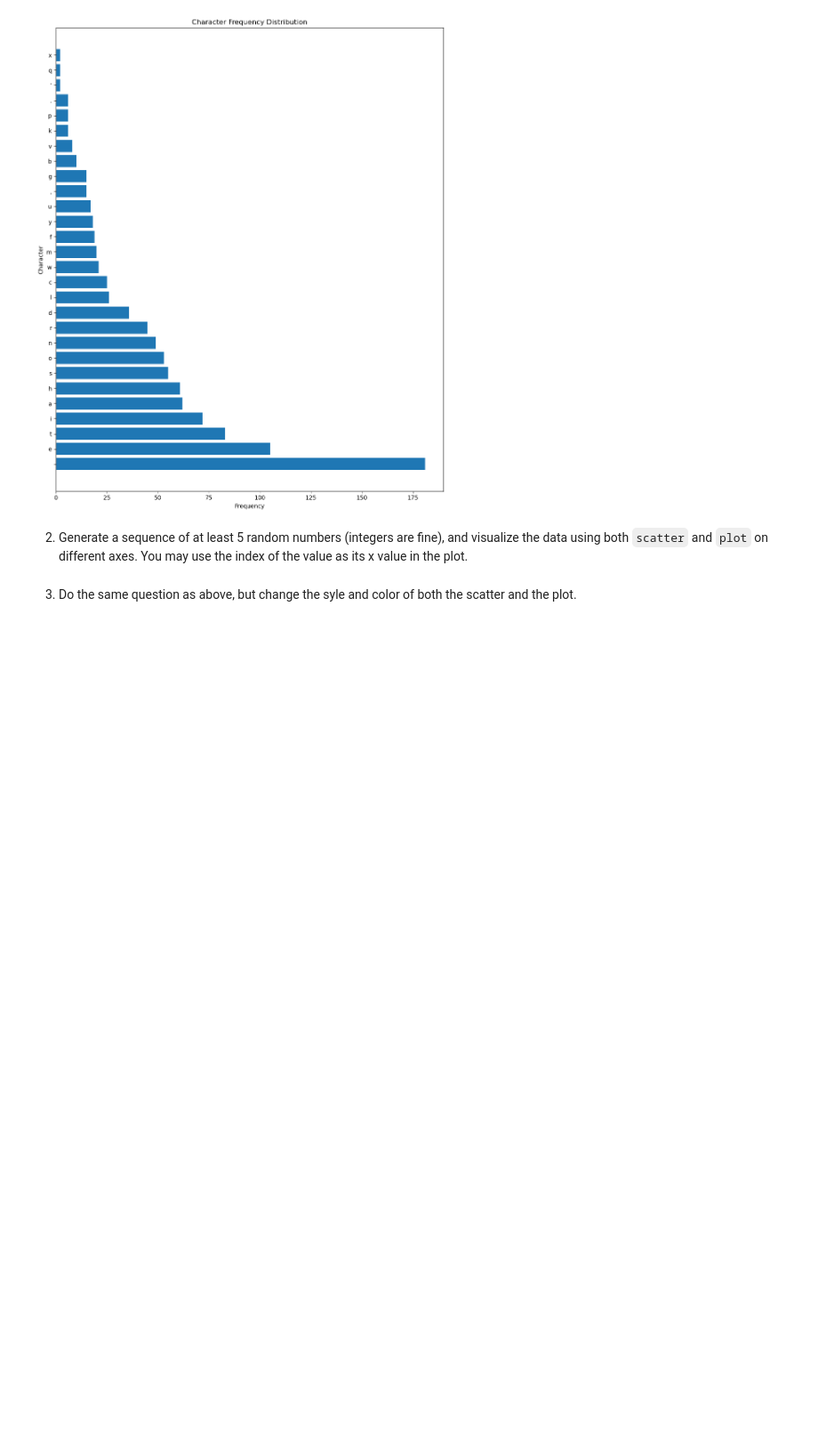
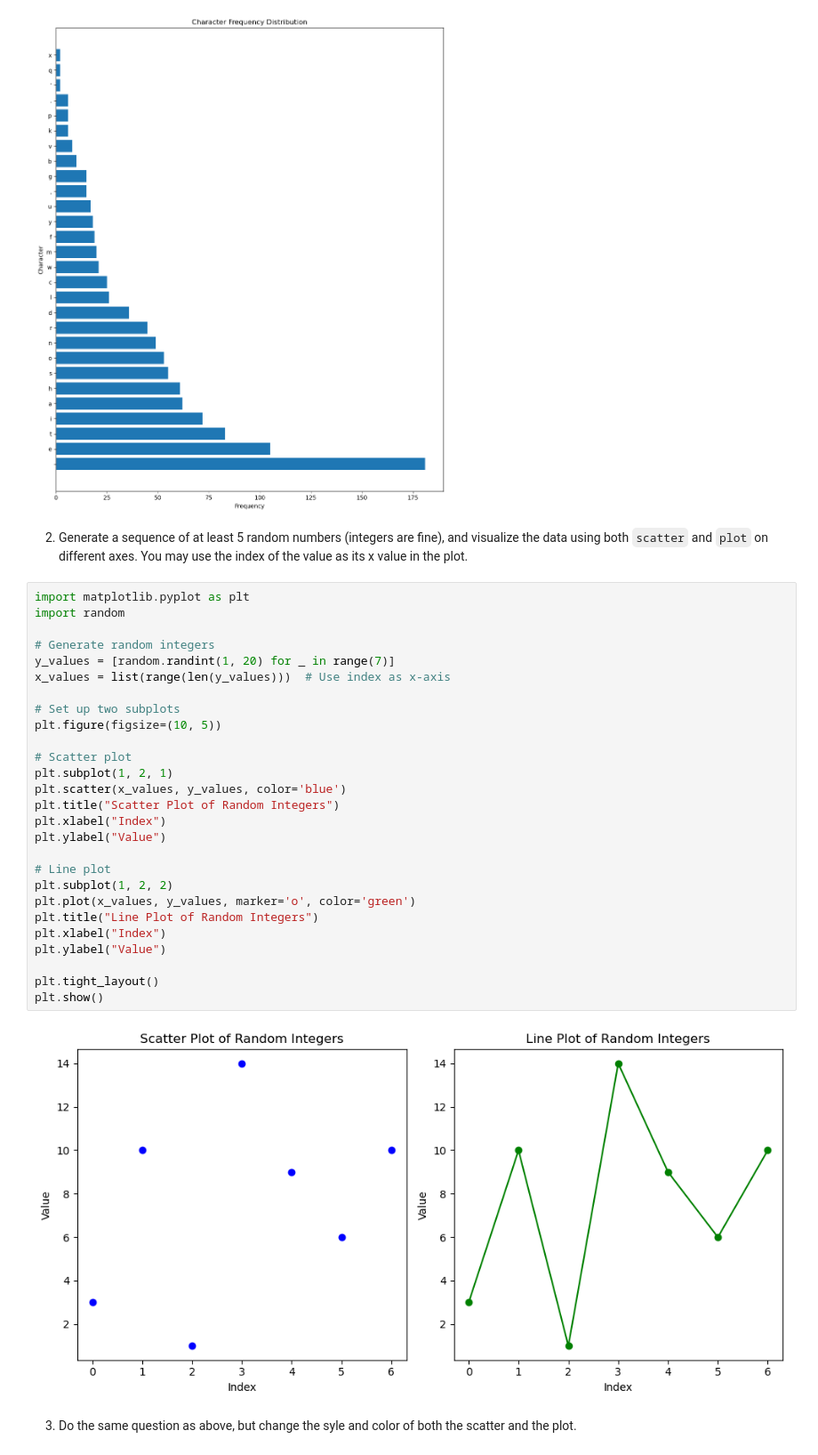
Before and after one commit to mokeyzz1/wmnlp-materials, a Jupyter notebook: pyplot.ipynb, the cells around one changed output. Shown: that part at 89% size. Drawn from its saved outputs; the diff is of its cells as text; blank space fills up the shorter version.

Commit message:
Completed Question 2: Scatter and Line Plot of Random Integers

```diff
--- a/pyplot.ipynb
+++ b/pyplot.ipynb
@@ -40,6 +40,35 @@ plt.show()
 [figure]
 # %% [markdown]
 2. Generate a sequence of at least 5 random numbers (integers are fine), and visualize the data using both `scatter` and `plot` on different axes.  You may use the index of the value as its x value in the plot.
+# %%
+import matplotlib.pyplot as plt
+import random
+
+# Generate random integers
+y_values = [random.randint(1, 20) for _ in range(7)]
+x_values = list(range(len(y_values)))  # Use index as x-axis
+
+# Set up two subplots
+plt.figure(figsize=(10, 5))
+
+# Scatter plot
+plt.subplot(1, 2, 1)
+plt.scatter(x_values, y_values, color='blue')
+plt.title("Scatter Plot of Random Integers")
+plt.xlabel("Index")
+plt.ylabel("Value")
+
+# Line plot
+plt.subplot(1, 2, 2)
+plt.plot(x_values, y_values, marker='o', color='green')
+plt.title("Line Plot of Random Integers")
+plt.xlabel("Index")
+plt.ylabel("Value")
+
+plt.tight_layout()
+plt.show()
+# %% [output]
+[figure, added]
 # %% [markdown]
 3. Do the same question as above, but change the syle and color of both the scatter and the plot.
 # %% [markdown]
```
